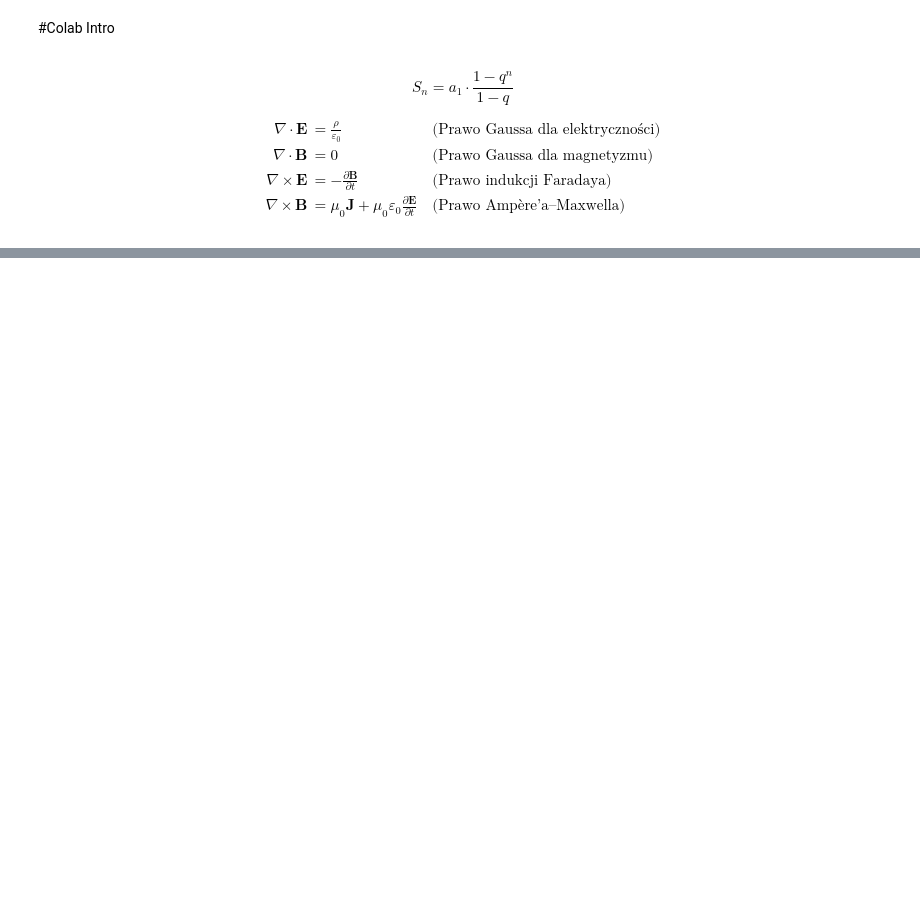
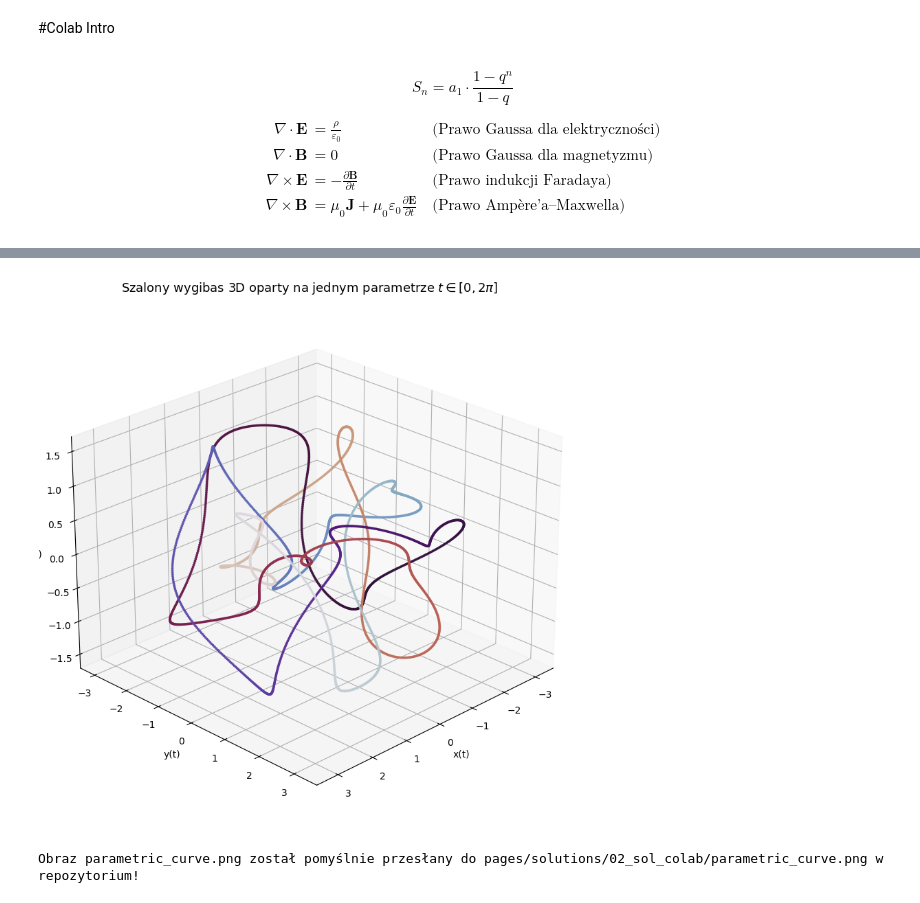
Before and after one commit to Pwpszprog/useful_programs_paw, a Jupyter notebook: pages/solutions/02_sol_colab/colab_intro.ipynb, the cells around one changed output, grey strips where cells are left out. Cells and saved outputs as stored; diff of their text form; code cells hidden in the pictures; blank space fills up the shorter version.

Commit message:
Utworzono za pomocą Colab

```diff
--- a/pages/solutions/02_sol_colab/colab_intro.ipynb
+++ b/pages/solutions/02_sol_colab/colab_intro.ipynb
@@ -29,0 +282,75 @@ print(b)
+# %%
+import base64
+import matplotlib.pyplot as plt
+import numpy as np
+import requests
+from google.colab import userdata
+
+# Parametric equations
+t = np.linspace(0, 2 * np.pi, 3000)
+r = 2 + np.sin(7 * t)
+x = r * np.cos(3 * t) + 0.3 * np.sin(23 * t)
+y = r * np.sin(3 * t) + 0.3 * np.cos(23 * t)
+z = np.cos(7 * t) + 0.5 * np.sin(11 * t)
+
+fig = plt.figure(figsize=(10, 10))
+ax = fig.add_subplot(111, projection="3d")
+scatter = ax.scatter(x, y, z, c=t, cmap="twilight", s=3, alpha=0.9)
+ax.plot(x, y, z, color="black", lw=0.3, alpha=0.4)
+ax.set_title(
+    r"Szalony wygibas 3D oparty na jednym parametrze $t \in [0, 2\pi]$",
+    fontsize=13,
+)
+ax.set_xlabel("x(t)")
+ax.set_ylabel("y(t)")
+ax.set_zlabel("z(t)")
+ax.view_init(elev=25, azim=45)
+ax.grid(True, linestyle="--", alpha=0.3)
+# Zapis wykresu do pliku PNG w środowisku Colab
+filename = "parametric_curve.png"
+plt.savefig(filename, dpi=300, bbox_inches="tight")
+plt.show()
+
+# 2. Kodowanie obrazu do ciągu Base64
+with open(filename, "rb") as f:
+    encoded_content = base64.b64encode(f.read()).decode("utf-8")
+
+# 3. Konfiguracja i wysyłka do GitHub REST API
+GITHUB_TOKEN = userdata.get("GITHUB_TOKEN")
+REPO_OWNER = "Pwpszprog"
+REPO_NAME = "useful_programs_paw"
+FILE_PATH = f"pages/solutions/02_sol_colab/{filename}"
+
+url = f"https://api.github.com/repos/{REPO_OWNER}/{REPO_NAME}/contents/{FILE_PATH}"
+headers = {
+    "Authorization": f"Bearer {GITHUB_TOKEN}",
+    "Accept": "application/vnd.github+json",
+}
+
+# Pobranie SHA (w przypadku nadpisywania istniejącego obrazu)
+get_res = requests.get(url, headers=headers)
+sha = get_res.json().get("sha") if get_res.status_code == 200 else None
+
+data = {
+    "message": f"Dodanie wykresu 3D: {filename}",
+    "content": encoded_content,
+    "branch": "main",
+}
+if sha:
+    data["sha"] = sha
+
+# 4. Wysyłka pliku binarnego na GitHub
+response = requests.put(url, headers=headers, json=data)
+
+if response.status_code in [200, 201]:
+    print(
+        f"Obraz {filename} został pomyślnie przesłany do {FILE_PATH} w repozytorium!"
+    )
+else:
+    print(
+        f"Wystąpił błąd ({response.status_code}):",
+        response.json().get("message"),
+    )
+# %% [output]
+[figure, added]
+Obraz parametric_curve.png został pomyślnie przesłany do pages/solutions/02_sol_colab/parametric_curve.png w repozytorium!
```
Also changed, not shown: parts of 6 cells of this notebook.
